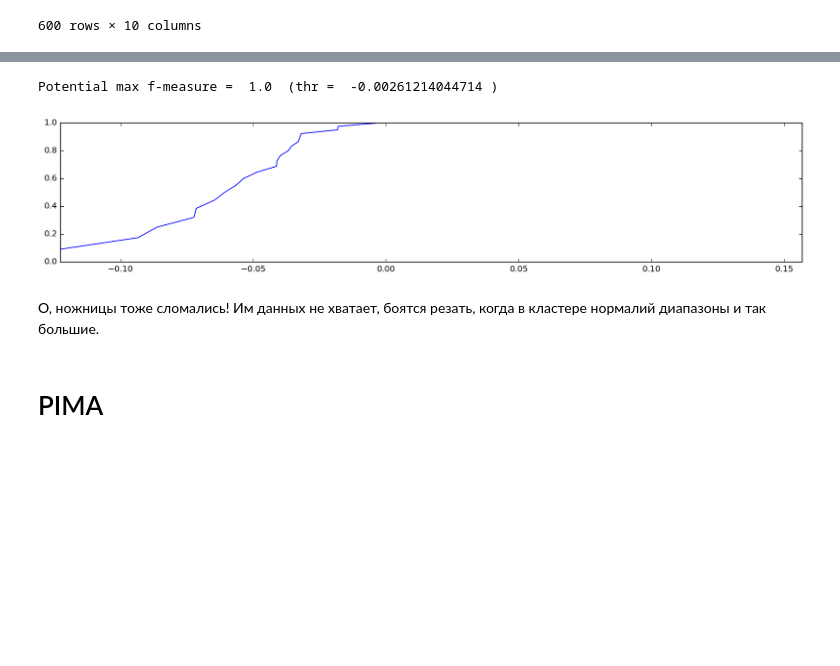
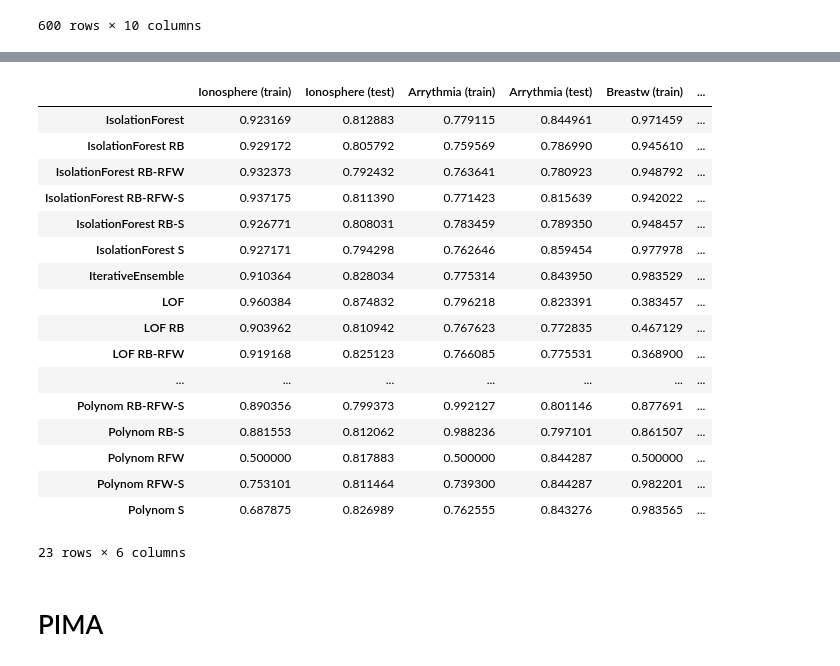
Before and after one commit to FortsAndMills/AnomalyDetectionMethods, a Jupyter notebook: Datasets.ipynb, the cells around one changed output, grey strips where cells are left out. Drawn from its saved outputs; the diff is of its cells as text; code cells hidden in the pictures; blank space fills up the shorter version.

```diff
--- a/Datasets.ipynb
+++ b/Datasets.ipynb
@@ -299,2 +253,0 @@ bound variant: n_splits= 17 T =  8 T_frac =  0.142857142857 , anom_frac =  0.434
-# %%
-f = exp.apply_threshold(normaly_score, anomaly_score, 17, 1)
@@ -315,10 +254,62 @@ f-measure =  0.65625
-# %%
-exp.potential_f_measure(normaly_score, anomaly_score)
-# %% [output]
-Potential max f-measure =  1.0  (thr =  -0.00261214044714 )
-[figure, removed]
-# %% [markdown]
-О, ножницы тоже сломались! Им данных не хватает, боятся резать, когда в кластере нормалий диапазоны и так большие.
+# %%
+scal = StandardScaler().fit(DF)
+DF = scal.transform(DF)
+DF_test = scal.transform(DF_test)
+train_ans = train_ans.as_matrix()
+ans = ans.as_matrix()
+
+RES = {}
+# %%
+RES["IsolationForest"] = exp.Solve(IsolationForest(100, max_samples=1.0), DF, train_ans, DF_test, ans)
+RES["IsolationForest S"] = exp.Solve(IsolationForest(100, max_samples=250), DF, train_ans, DF_test, ans)
+RES["IsolationForest RB"] = exp.Solve(exp.Ensembler(exp.Rotated(IsolationForest(1, max_samples=1.0))), DF, train_ans, DF_test, ans)
+RES["IsolationForest RB-S"] = exp.Solve(exp.Ensembler(exp.Rotated(IsolationForest(1, max_samples=250))), DF, train_ans, DF_test, ans)
+RES["IsolationForest RB-RFW"] = exp.Solve(exp.Ensembler(exp.RndWeight(exp.Rotated(IsolationForest(1, max_samples=1.0)))), DF, train_ans, DF_test, ans)
+RES["IsolationForest RB-RFW-S"] = exp.Solve(exp.Ensembler(exp.RndWeight(exp.Rotated(IsolationForest(1, max_samples=250)))), DF, train_ans, DF_test, ans)
+# %%
+RES["LOF"] = exp.Solve(exp.LOF(metric="manhattan"), DF, train_ans, DF_test, ans)
+RES["LOF S"] = exp.Solve(exp.Sampler(exp.LOF(metric="manhattan"), 100), DF, train_ans, DF_test, ans)
+RES["LOF RB"] = exp.Solve(exp.Ensembler(exp.Rotated(exp.LOF(metric="manhattan")), 100), DF, train_ans, DF_test, ans)
+RES["LOF RFW"] = exp.Solve(exp.Ensembler(exp.RndWeight(exp.LOF(metric="manhattan")), 100), DF, train_ans, DF_test, ans)
+RES["LOF RB-S"] = exp.Solve(exp.Sampler(exp.Rotated(exp.LOF(metric="manhattan")), 100), DF, train_ans, DF_test, ans)
+RES["LOF RFW-S"] = exp.Solve(exp.Sampler(exp.RndWeight(exp.LOF(metric="manhattan")), 100), DF, train_ans, DF_test, ans)
+RES["LOF RB-RFW"] = exp.Solve(exp.Ensembler(exp.RndWeight(exp.Rotated(exp.LOF(metric="manhattan"))), 100), DF, train_ans, DF_test, ans)
+RES["LOF RB-RFW-S"] = exp.Solve(exp.Sampler(exp.RndWeight(exp.Rotated(exp.LOF(metric="manhattan"))), 100), DF, train_ans, DF_test, ans)
+
+RES["Polynom"] = exp.Solve(exp.PolynomSolver(metric="manhattan"), DF, train_ans, DF_test, ans)
+RES["Polynom S"] = exp.Solve(exp.Sampler(exp.PolynomSolver(metric="manhattan"), 100), DF, train_ans, DF_test, ans)
+RES["Polynom RB"] = exp.Solve(exp.Ensembler(exp.Rotated(exp.PolynomSolver(metric="manhattan")), 100), DF, train_ans, DF_test, ans)
+RES["Polynom RFW"] = exp.Solve(exp.Ensembler(exp.RndWeight(exp.PolynomSolver(metric="manhattan")), 100), DF, train_ans, DF_test, ans)
+RES["Polynom RB-S"] = exp.Solve(exp.Sampler(exp.Rotated(exp.PolynomSolver(metric="manhattan")), 100), DF, train_ans, DF_test, ans)
+RES["Polynom RFW-S"] = exp.Solve(exp.Sampler(exp.RndWeight(exp.PolynomSolver(metric="manhattan")), 100), DF, train_ans, DF_test, ans)
+RES["Polynom RB-RFW"] = exp.Solve(exp.Ensembler(exp.RndWeight(exp.Rotated(exp.PolynomSolver(metric="manhattan"))), 100), DF, train_ans, DF_test, ans)
+RES["Polynom RB-RFW-S"] = exp.Solve(exp.Sampler(exp.RndWeight(exp.Rotated(exp.PolynomSolver(metric="manhattan"))), 100), DF, train_ans, DF_test, ans)
+
+RES["IterativeEnsemble"] = exp.Solve(exp.IterativeEnsemble(metric="manhattan"), DF, train_ans, DF_test, ans)
+# %%
+results["Breastw (train)"] = pd.Series({key: item[0] for key, item in RES.items()})
+results["Breastw (test)"] = pd.Series({key: item[1] for key, item in RES.items()})
+results.to_csv("FINAL_RESULTS.csv")
+results
+# %% [output]
+|  | Ionosphere (train) | Ionosphere (test) | Arrythmia (train) | Arrythmia (test) | Breastw (train) | ... |
+| IsolationForest | 0.923169 | 0.812883 | 0.779115 | 0.844961 | 0.971459 | ... |
+| IsolationForest RB | 0.929172 | 0.805792 | 0.759569 | 0.786990 | 0.945610 | ... |
+| IsolationForest RB-RFW | 0.932373 | 0.792432 | 0.763641 | 0.780923 | 0.948792 | ... |
+| IsolationForest RB-RFW-S | 0.937175 | 0.811390 | 0.771423 | 0.815639 | 0.942022 | ... |
+| IsolationForest RB-S | 0.926771 | 0.808031 | 0.783459 | 0.789350 | 0.948457 | ... |
+| IsolationForest S | 0.927171 | 0.794298 | 0.762646 | 0.859454 | 0.977978 | ... |
+| IterativeEnsemble | 0.910364 | 0.828034 | 0.775314 | 0.843950 | 0.983529 | ... |
+| LOF | 0.960384 | 0.874832 | 0.796218 | 0.823391 | 0.383457 | ... |
+| LOF RB | 0.903962 | 0.810942 | 0.767623 | 0.772835 | 0.467129 | ... |
+| LOF RB-RFW | 0.919168 | 0.825123 | 0.766085 | 0.775531 | 0.368900 | ... |
+| ... | ... | ... | ... | ... | ... | ... |
+| Polynom RB-RFW-S | 0.890356 | 0.799373 | 0.992127 | 0.801146 | 0.877691 | ... |
+| Polynom RB-S | 0.881553 | 0.812062 | 0.988236 | 0.797101 | 0.861507 | ... |
+| Polynom RFW | 0.500000 | 0.817883 | 0.500000 | 0.844287 | 0.500000 | ... |
+| Polynom RFW-S | 0.753101 | 0.811464 | 0.739300 | 0.844287 | 0.982201 | ... |
+| Polynom S | 0.687875 | 0.826989 | 0.762555 | 0.843276 | 0.983565 | ... |
+23 rows × 6 columns
 # %% [markdown]
 # PIMA
 # %% [markdown]
```
Also changed, not shown: parts of 146 cells of this notebook, 2 other files.
